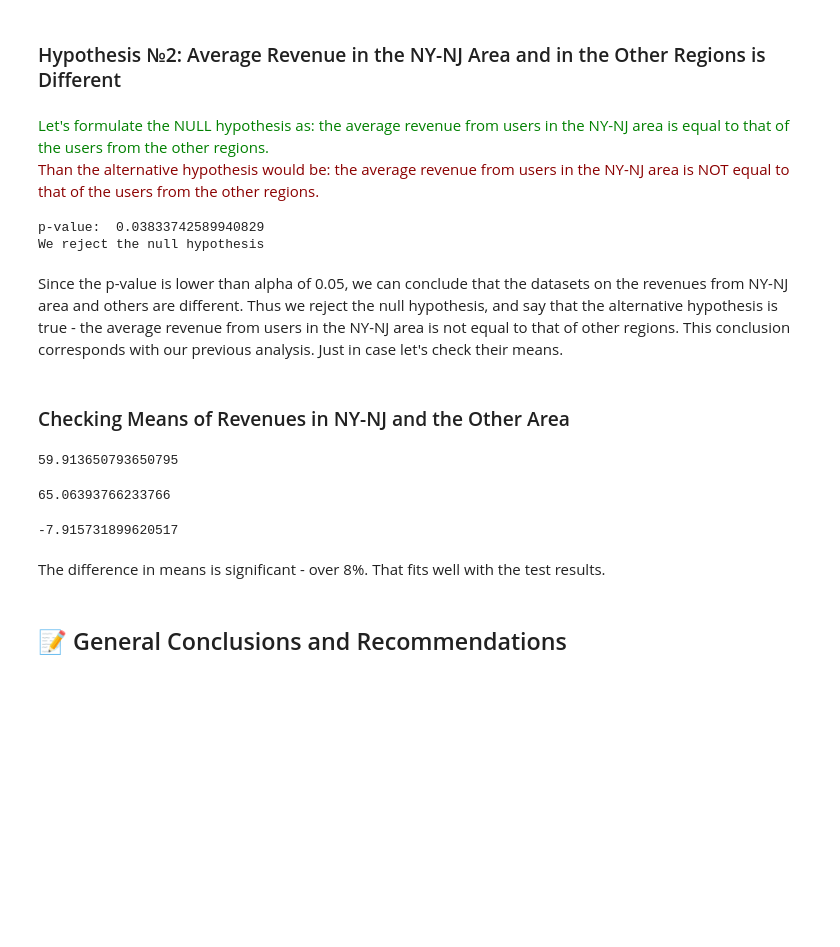
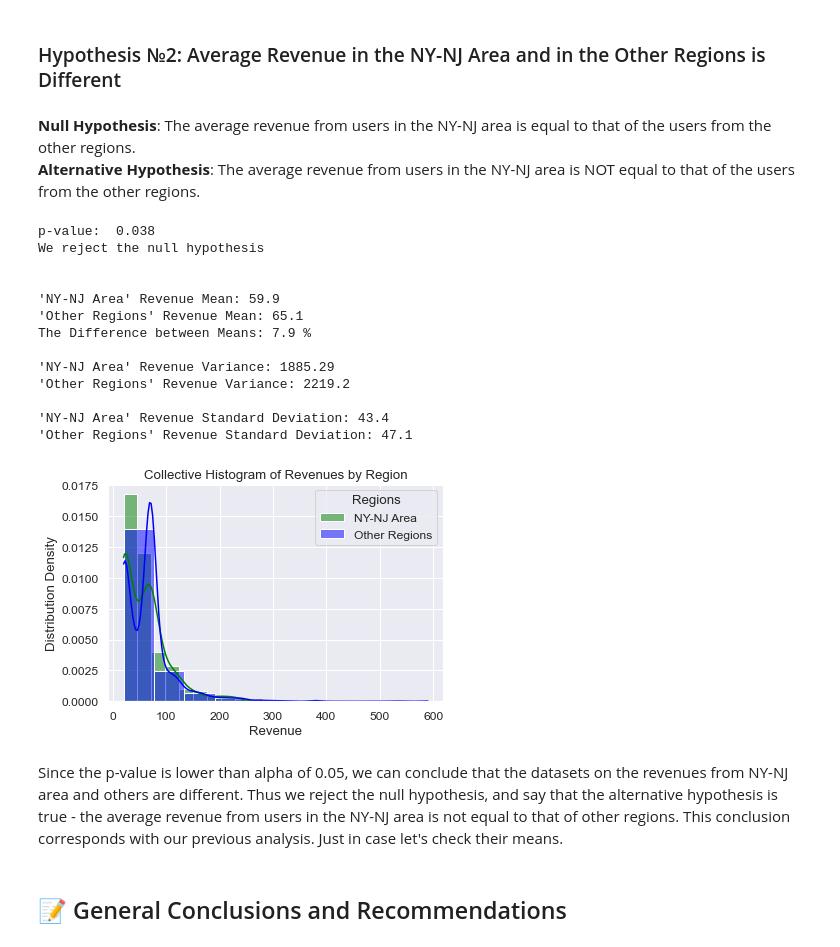
Before and after one commit to Sasha-Fridman/TripleTen-ex.-Practicum-Bootcamp-Projects, a Jupyter notebook: 3. Telecom Operator Plans Revenue Evaluation/3. Statistical Data Analysis.ipynb, the cells around one changed output. Drawn from its saved outputs; the diff is of its cells as text; code cells hidden in the pictures; blank space fills up the shorter version.

```diff
--- a/3. Telecom Operator Plans Revenue Evaluation/3. Statistical Data Analysis.ipynb
+++ b/3. Telecom Operator Plans Revenue Evaluation/3. Statistical Data Analysis.ipynb
@@ -1685,57 +1713,69 @@ Since the p-value is lower than alpha of 0.05, we can conclude that the datasets
 # %% [markdown]
 ### Hypothesis №2: Average Revenue in the NY-NJ Area and in the Other Regions is Different
 # %% [markdown]
-<font color="green">
-Let's formulate the NULL hypothesis as: the average revenue from users in the NY-NJ area is equal to that of the users from the other regions.
-<br>
-
-<font color="#8B0000">
-Than the alternative hypothesis would be: the average revenue from users in the NY-NJ area is NOT equal to that of the users from the other regions.
-</font>
+**Null Hypothesis**: The average revenue from users in the NY-NJ area is equal to that of the users from the other regions.
+**Alternative Hypothesis**: The average revenue from users in the NY-NJ area is NOT equal to that of the users from the other regions.
 # %%
 # Since we deal with comparing means of distributions,
 # ttest_ind method from scipy library would be appropriate for this purpose
 
 alpha = 0.05  # let's use classical critical statistical significance level value
               # and if the p-value is less than alpha, we will reject the hypothesis
 
 # data preparation
 df_profit_NY_NJ = df_total_plans.query('city=="New York-Newark-Jersey City, NY-NJ-PA MSA"')['full_profit']
 df_profit_not_NY_NJ = df_total_plans.query('city!="New York-Newark-Jersey City, NY-NJ-PA MSA"')['full_profit']
 
 # performing t-test
 results = st.ttest_ind(df_profit_NY_NJ, df_profit_not_NY_NJ, equal_var=False)
 
 # seting color for print
 def color_print(text, color):
     print(f"\033[{color}m{text}\033[0m")
 
 # printing results
-print('p-value: ', results.pvalue)
+print('p-value: ', round(results.pvalue, 3))
 
 if results.pvalue < alpha:
     color_print('We reject the null hypothesis', '1;31')  # red color
 else:
     color_print('We can\'t reject the null hypothesis', '1;32')  # green color
+print('\n')
+
+# Descriptive statistics
+print(f'\'NY-NJ Area\' Revenue Mean: {round(df_profit_NY_NJ.mean(),1)}')
+print(f'\'Other Regions\' Revenue Mean: {round(df_profit_not_NY_NJ.mean(),1)}')
+print(f'The Difference between Means: {abs(round((df_profit_NY_NJ.mean()-df_profit_not_NY_NJ.mean())/df_profit_not_NY_NJ.mean()*100,1))} %\n')
+
+print(f'\'NY-NJ Area\' Revenue Variance: {round(np.var(df_profit_NY_NJ),2)}')
+print(f'\'Other Regions\' Revenue Variance: {round(np.var(df_profit_not_NY_NJ),1)}\n')
+print(f'\'NY-NJ Area\' Revenue Standard Deviation: {round(np.sqrt(np.var(df_profit_NY_NJ)),1)}')
+print(f'\'Other Regions\' Revenue Standard Deviation: {round(np.sqrt(np.var(df_profit_not_NY_NJ)),1)}\n')
+
+# Collective histogram
+sns.histplot(df_profit_NY_NJ, kde=True, stat='density', color='green', label='NY-NJ Area', alpha=0.5, bins=10)
+sns.histplot(df_profit_not_NY_NJ, kde=True, stat='density', color='blue', label='Other Regions', alpha=0.5,  bins=10)
+plt.xlabel('Revenue')
+plt.ylabel('Distribution Density')
+plt.title(f'Collective Histogram of Revenues by Region')
+plt.legend(title='Regions');
 # %% [output]
-p-value:  0.03833742589940829
+p-value:  0.038
 We reject the null hypothesis
+
+
+'NY-NJ Area' Revenue Mean: 59.9
+'Other Regions' Revenue Mean: 65.1
+The Difference between Means: 7.9 %
+
+'NY-NJ Area' Revenue Variance: 1885.29
+'Other Regions' Revenue Variance: 2219.2
+
+'NY-NJ Area' Revenue Standard Deviation: 43.4
+'Other Regions' Revenue Standard Deviation: 47.1
+[figure, added]
 # %% [markdown]
 Since the p-value is lower than alpha of 0.05, we can conclude that the datasets on the revenues from  NY-NJ area and others are different. Thus we reject the null hypothesis, and say that the alternative hypothesis is true - the average revenue from users in the NY-NJ area is not equal to that of other regions. This conclusion corresponds with our previous analysis. Just in case let's check their means.
-# %% [markdown]
-### Checking Means of Revenues in NY-NJ and the Other Area
-# %%
-df_profit_NY_NJ.mean()
-df_profit_not_NY_NJ.mean()
-
-# difference in% between revenues in NY-NJ area and other area
-(df_profit_NY_NJ.mean()-df_profit_not_NY_NJ.mean())/df_profit_not_NY_NJ.mean()*100
-# %% [output]
-59.913650793650795
-65.06393766233766
--7.915731899620517
-# %% [markdown]
-The difference in means is significant - over 8%. That fits well with the test results.
 # %% [markdown]
 ## 📝 General Conclusions and Recommendations <a name="general-conclusions-and-recommendations"></a>
 # %% [markdown]
```
Also changed, not shown: parts of 5 cells of this notebook.
